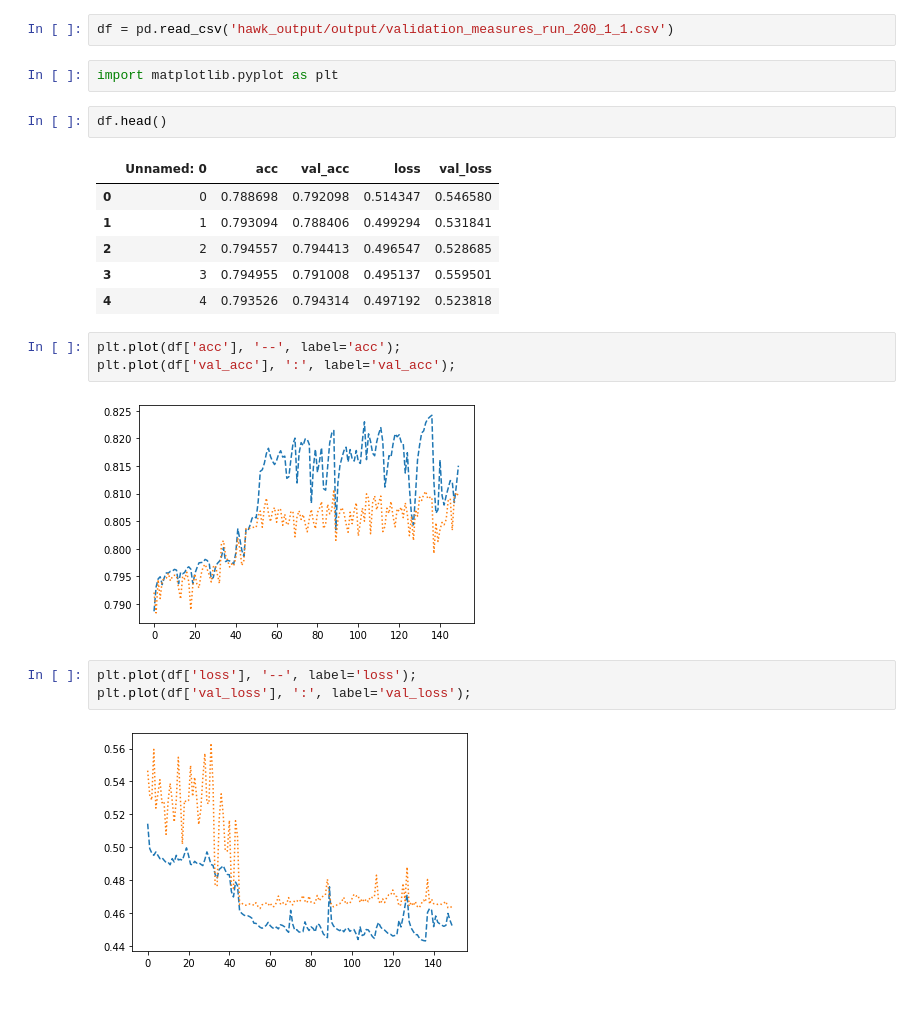
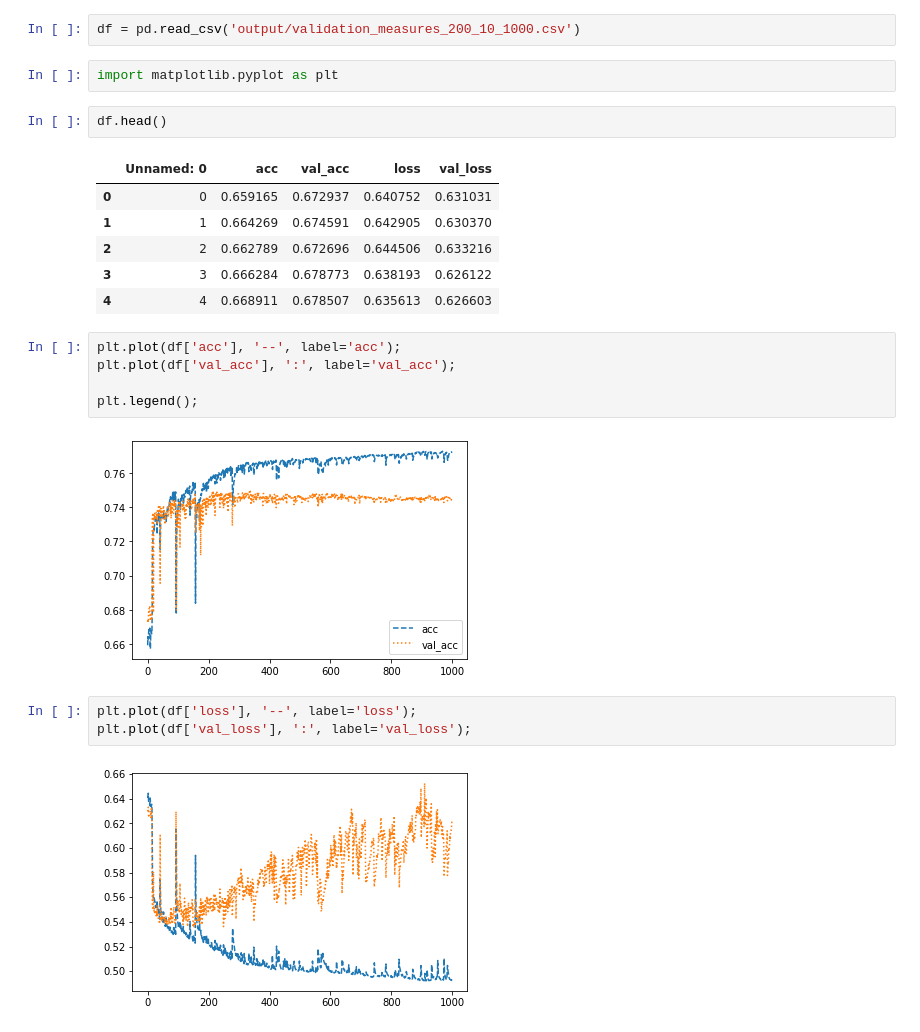
Before and after one commit to Nikoleta-v3/Training-IPD-strategies-with-RNN, a Jupyter notebook: Validation measures.ipynb, the cells around one changed output. Cells and saved outputs as stored; diff of their text form; blank space fills up the shorter version.

```diff
--- a/Validation measures.ipynb
+++ b/Validation measures.ipynb
@@ -1,25 +1,27 @@
 # %%
 import pandas as pd
 # %%
-df = pd.read_csv('hawk_output/output/validation_measures_run_200_1_1.csv')
+df = pd.read_csv('output/validation_measures_200_10_1000.csv')
 # %%
 import matplotlib.pyplot as plt
 # %%
 df.head()
 # %% [output]
 |  | Unnamed: 0 | acc | val_acc | loss | val_loss |
-| 0 | 0 | 0.788698 | 0.792098 | 0.514347 | 0.546580 |
-| 1 | 1 | 0.793094 | 0.788406 | 0.499294 | 0.531841 |
-| 2 | 2 | 0.794557 | 0.794413 | 0.496547 | 0.528685 |
-| 3 | 3 | 0.794955 | 0.791008 | 0.495137 | 0.559501 |
-| 4 | 4 | 0.793526 | 0.794314 | 0.497192 | 0.523818 |
+| 0 | 0 | 0.659165 | 0.672937 | 0.640752 | 0.631031 |
+| 1 | 1 | 0.664269 | 0.674591 | 0.642905 | 0.630370 |
+| 2 | 2 | 0.662789 | 0.672696 | 0.644506 | 0.633216 |
+| 3 | 3 | 0.666284 | 0.678773 | 0.638193 | 0.626122 |
+| 4 | 4 | 0.668911 | 0.678507 | 0.635613 | 0.626603 |
 # %%
 plt.plot(df['acc'], '--', label='acc');
 plt.plot(df['val_acc'], ':', label='val_acc');
+
+plt.legend();
 # %% [output]
-[figure, old version]
+[figure, new version]
 # %%
 plt.plot(df['loss'], '--', label='loss');
 plt.plot(df['val_loss'], ':', label='val_loss');
 # %% [output]
-[figure, old version]
+[figure, new version]
```
Also changed, not shown: 7 other files.
